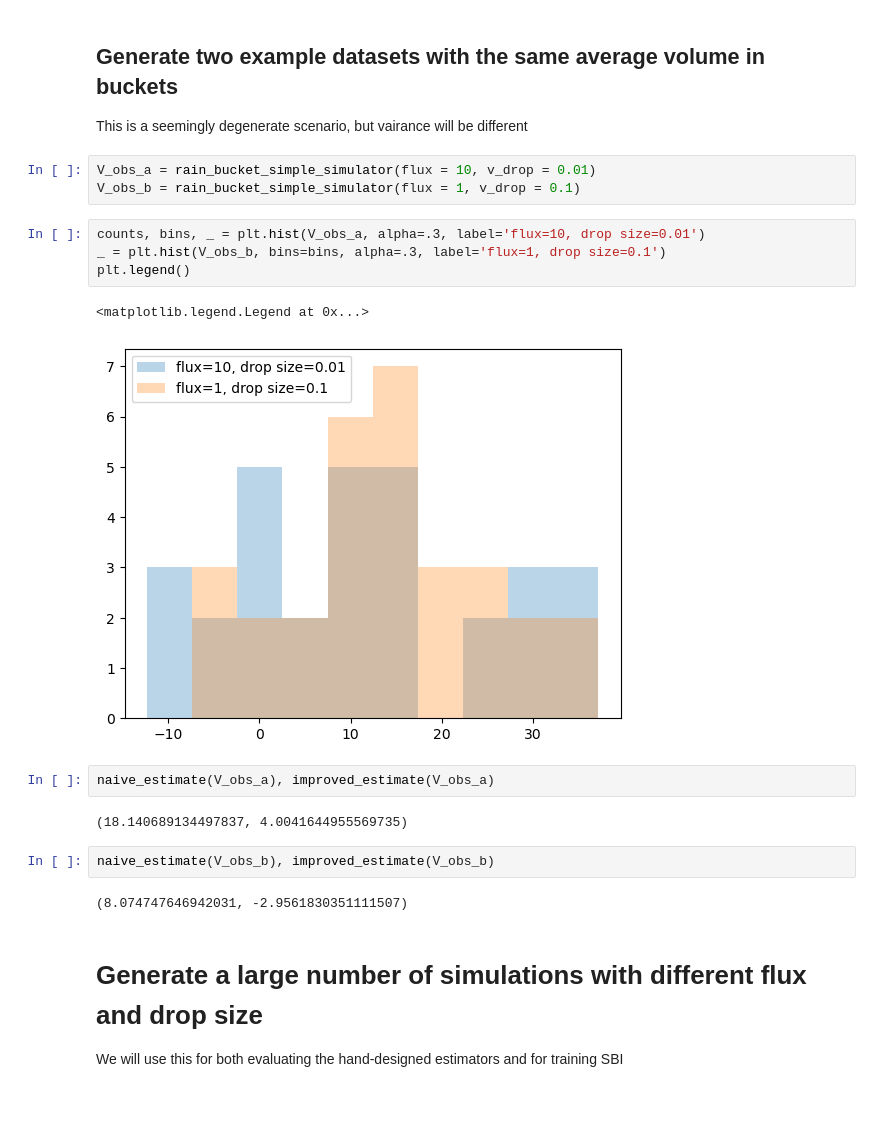
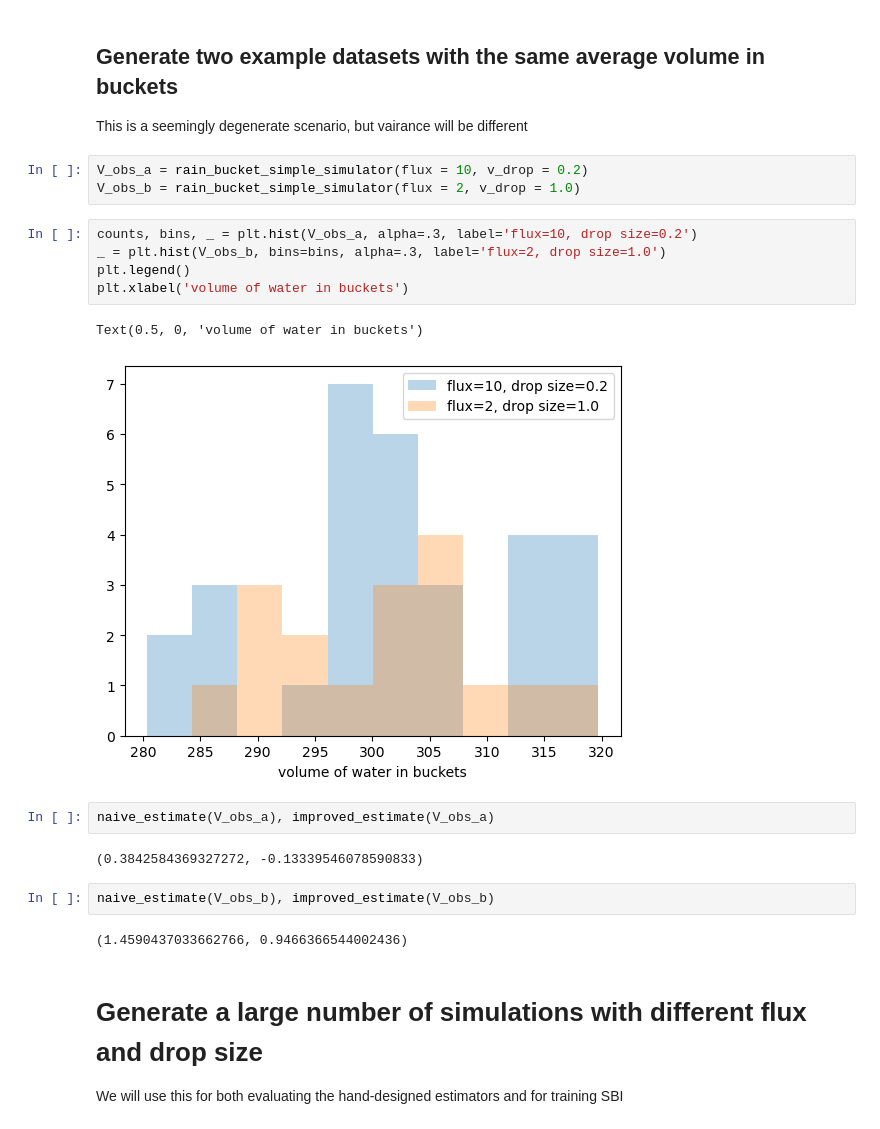
Before and after one commit to matthewfeickert/sbi-tutorial, a Jupyter notebook: raindrop_simulator.ipynb, the cells around one changed output. Cells and saved outputs as stored; diff of their text form; blank space fills up the shorter version.

```diff
--- a/raindrop_simulator.ipynb
+++ b/raindrop_simulator.ipynb
@@ -149,23 +149,24 @@ def improved_estimate(V_obs):
 ## Generate two example datasets with the same average volume in buckets
 This is a seemingly degenerate scenario, but vairance will be different
 # %%
-V_obs_a = rain_bucket_simple_simulator(flux = 10, v_drop = 0.01)
-V_obs_b = rain_bucket_simple_simulator(flux = 1, v_drop = 0.1)
+V_obs_a = rain_bucket_simple_simulator(flux = 10, v_drop = 0.2)
+V_obs_b = rain_bucket_simple_simulator(flux = 2, v_drop = 1.0)
 # %%
-counts, bins, _ = plt.hist(V_obs_a, alpha=.3, label='flux=10, drop size=0.01')
-_ = plt.hist(V_obs_b, bins=bins, alpha=.3, label='flux=1, drop size=0.1')
+counts, bins, _ = plt.hist(V_obs_a, alpha=.3, label='flux=10, drop size=0.2')
+_ = plt.hist(V_obs_b, bins=bins, alpha=.3, label='flux=2, drop size=1.0')
 plt.legend()
+plt.xlabel('volume of water in buckets')
 # %% [output]
-<matplotlib.legend.Legend at 0x...>
+Text(0.5, 0, 'volume of water in buckets')
-[figure, old version]
+[figure, new version]
 # %%
 naive_estimate(V_obs_a), improved_estimate(V_obs_a)
 # %% [output]
-(18.140689134497837, 4.0041644955569735)
+(0.3842584369327272, -0.13339546078590833)
 # %%
 naive_estimate(V_obs_b), improved_estimate(V_obs_b)
 # %% [output]
-(8.074747646942031, -2.9561830351111507)
+(1.4590437033662766, 0.9466366544002436)
 # %% [markdown]
 # Generate a large number of simulations with different flux and drop size
 
```
Also changed, not shown: parts of 7 cells of this notebook, 2 other files.
